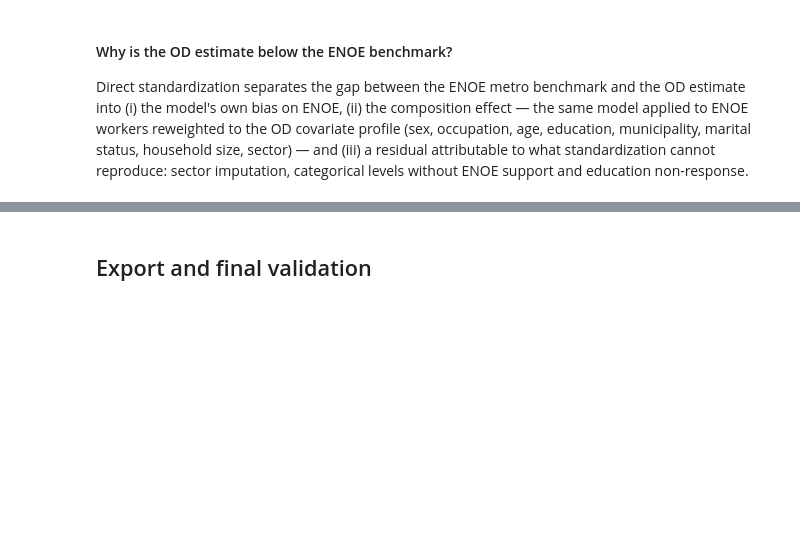
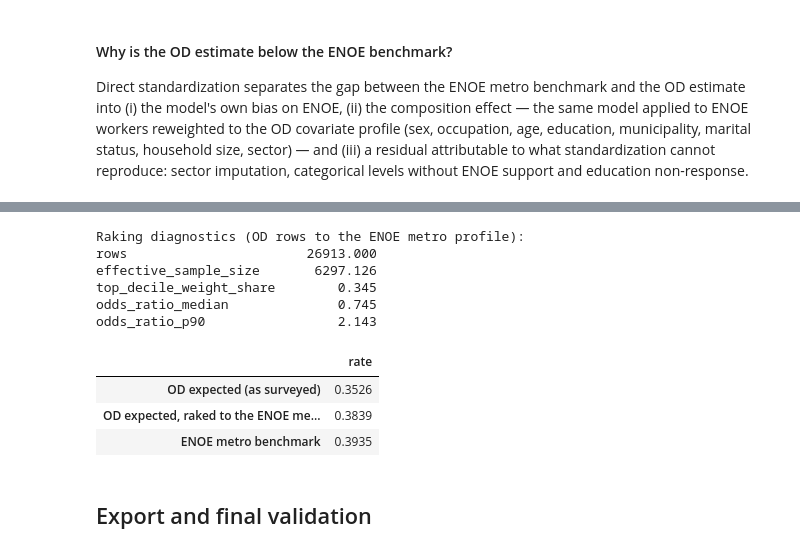
Before and after one commit to CentroFuturoCiudades/informal-jobs-model, a Jupyter notebook: notebooks/05_informality_model.ipynb, the cells around one changed output, grey strips where cells are left out. Saved outputs shown, nothing was run; the diff lists cells and outputs as text; code cells hidden in the pictures; blank space fills up the shorter version.

```diff
--- a/notebooks/05_informality_model.ipynb
+++ b/notebooks/05_informality_model.ipynb
@@ -874,3 +878,22 @@ odds_ratio_p90                 1.420
+# %%
+raking_features = ["genero", "ocupacion", "edad_num", "escolaridad", "municipio", "estado_civil", "parentesco", "tamano_viv_cat", "lugar_trabajo"]
+od_for_raking = od_informality.copy()
+od_for_raking.loc[~od_for_raking["municipio"].isin(training_municipalities), "municipio"] = "no_especificado"
+od_raked, raking_diagnostics = src.reweight_to_target_profile(od_for_raking, enoe_benchmark, raking_features, "expansion_factor", "survey_weight")
+rate = lambda frame: (frame["expansion_factor"] * frame["prob_informal"]).sum() / frame["expansion_factor"].sum()
+print("Raking diagnostics (OD rows to the ENOE metro profile):"); print(raking_diagnostics.round(3).to_string())
+pd.DataFrame({"rate": {"OD expected (as surveyed)": rate(od_informality), "OD expected, raked to the ENOE metro profile": rate(od_raked), "ENOE metro benchmark": float(informality_benchmark["weighted_informality_rate"].iloc[0])}}).round(4)
+# %% [output]
+Raking diagnostics (OD rows to the ENOE metro profile):
+rows                       26913.000
+effective_sample_size       6297.126
+top_decile_weight_share        0.345
+odds_ratio_median              0.745
+odds_ratio_p90                 2.143
+|  | rate |
+| OD expected (as surveyed) | 0.3526 |
+| OD expected, raked to the ENOE me... | 0.3839 |
+| ENOE metro benchmark | 0.3935 |
 # %% [markdown]
 ## Export and final validation
 # %%
```
Also changed, not shown: parts of 10 cells of this notebook, 35 other files.
